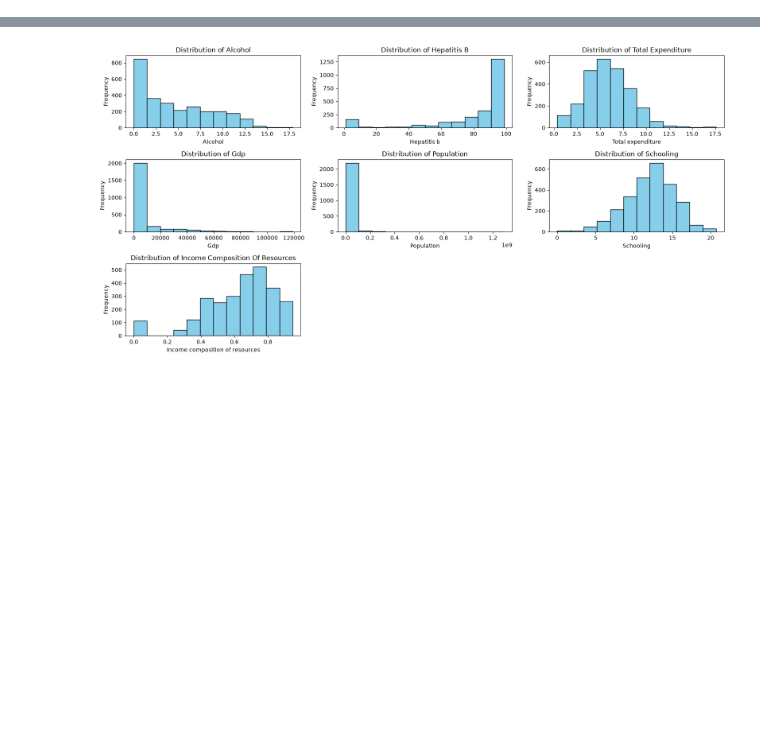
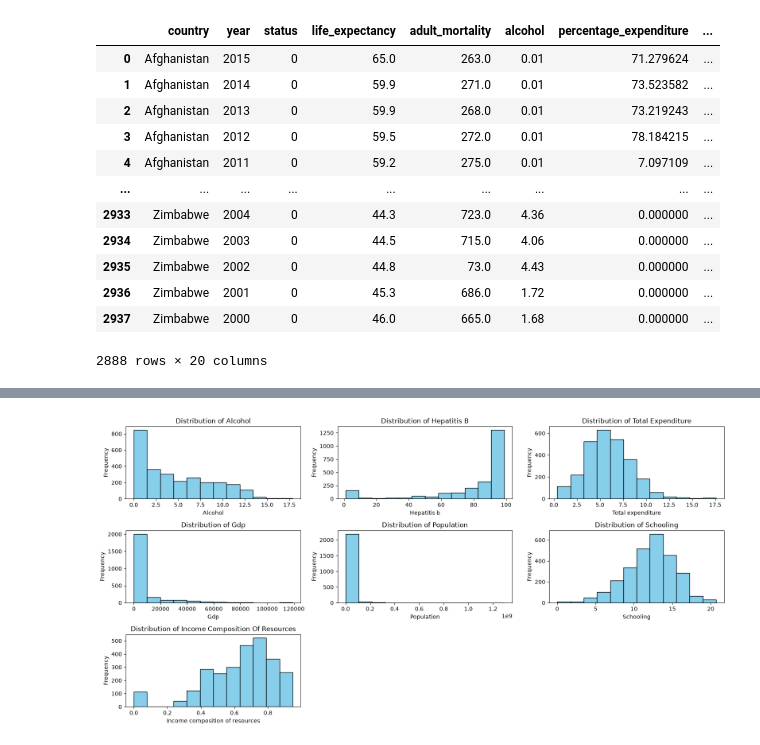
Before and after one commit to Oluwatomilola-Affar/Predictive-Modeling-of-Global-Life-Expectancy, a Jupyter notebook: expectancy.ipynb, the cells around one changed output, grey strips where cells are left out. Drawn from its saved outputs; the diff is of its cells as text; code cells hidden in the pictures; blank space fills up the shorter version.

```diff
--- a/expectancy.ipynb
+++ b/expectancy.ipynb
@@ -13,10 +14,27 @@ imp_median_col = ["hepatitis_b", "schooling"]
 # %%
 data = (
     pd.read_csv("life_expectancy_data.csv")
-    .rename(columns= lambda col: col.strip().lower().replace(" ", "_").replace("-", "_"))
+    .rename(columns= lambda col: col.strip().lower().replace(" ", "_").replace("-", "_").replace("thinness_1_19_years", "thinness_10_19_years"))
     .dropna(subset = drop_columns, how = "any")
+    .assign(avg_thinness = lambda x : x[["thinness_10_19_years", "thinness_5_9_years"]].mean(axis = 1))
+    .assign(status = lambda x : x["status"].str.lower().map({"developing" : 0, "developed" : 1})) #OneHotEncoding
+    .drop(columns = ["infant_deaths", "thinness_10_19_years", "thinness_5_9_years"]) #Feature Engineering
 )
 data
+# %% [output]
+|  | country | year | status | life_expectancy | adult_mortality | alcohol | percentage_expenditure | ... |
+| 0 | Afghanistan | 2015 | 0 | 65.0 | 263.0 | 0.01 | 71.279624 | ... |
+| 1 | Afghanistan | 2014 | 0 | 59.9 | 271.0 | 0.01 | 73.523582 | ... |
+| 2 | Afghanistan | 2013 | 0 | 59.9 | 268.0 | 0.01 | 73.219243 | ... |
+| 3 | Afghanistan | 2012 | 0 | 59.5 | 272.0 | 0.01 | 78.184215 | ... |
+| 4 | Afghanistan | 2011 | 0 | 59.2 | 275.0 | 0.01 | 7.097109 | ... |
+| ... | ... | ... | ... | ... | ... | ... | ... | ... |
+| 2933 | Zimbabwe | 2004 | 0 | 44.3 | 723.0 | 4.36 | 0.000000 | ... |
+| 2934 | Zimbabwe | 2003 | 0 | 44.5 | 715.0 | 4.06 | 0.000000 | ... |
+| 2935 | Zimbabwe | 2002 | 0 | 44.8 | 73.0 | 4.43 | 0.000000 | ... |
+| 2936 | Zimbabwe | 2001 | 0 | 45.3 | 686.0 | 1.72 | 0.000000 | ... |
+| 2937 | Zimbabwe | 2000 | 0 | 46.0 | 665.0 | 1.68 | 0.000000 | ... |
+2888 rows × 20 columns
 # %%
 missing_data = data.isnull().sum()
 total_obv = data.shape[0]
```
Also changed, not shown: parts of 8 cells of this notebook.
